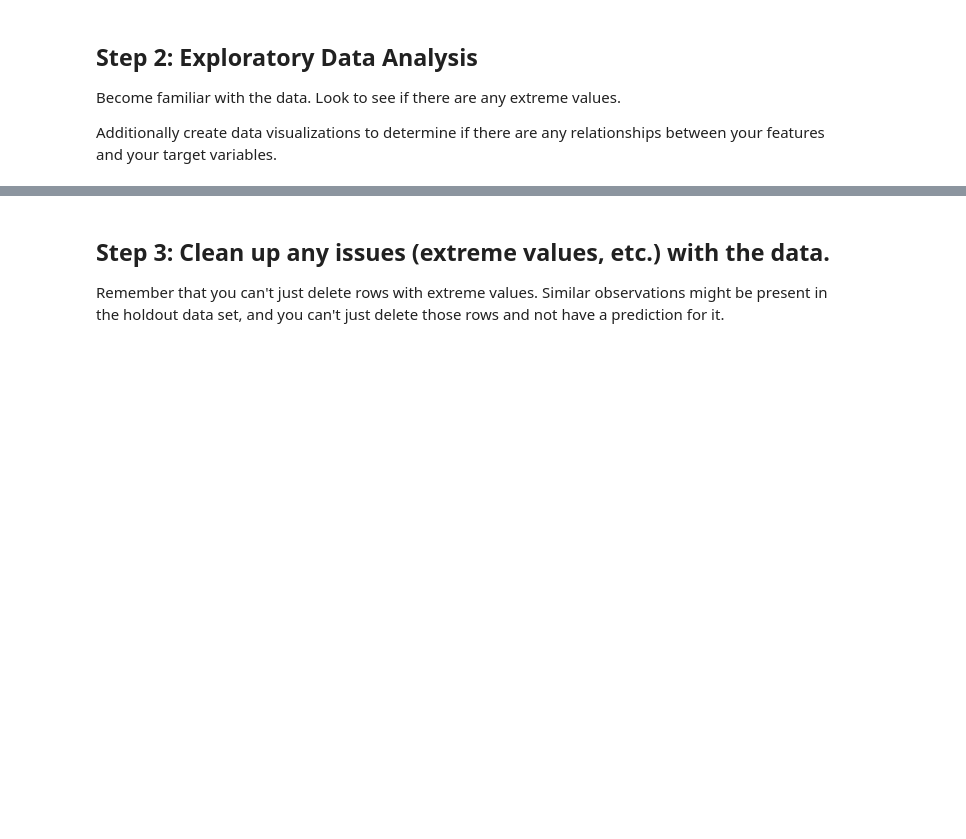
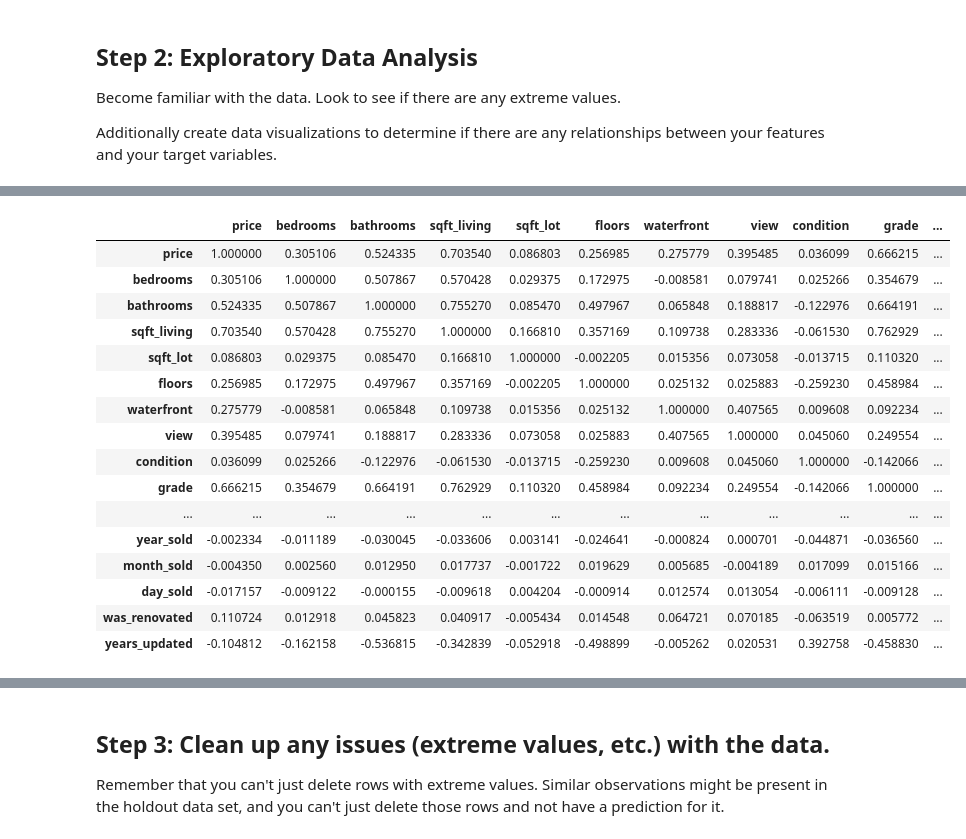
Before and after one commit to ameliadahm20/housing-pricing, a Jupyter notebook: KingsCountyHousingPrices.ipynb, the cells around one changed output, grey strips where cells are left out. Cells and saved outputs as stored; diff of their text form; code cells hidden in the pictures; blank space fills up the shorter version.

```diff
--- a/KingsCountyHousingPrices.ipynb
+++ b/KingsCountyHousingPrices.ipynb
@@ -102,0 +227,20 @@ df.plot.scatter(x='bedrooms', y='price');
+# %%
+df.corr()
+# %% [output]
+|  | price | bedrooms | bathrooms | sqft_living | sqft_lot | floors | waterfront | view | condition | grade | ... |
+| price | 1.000000 | 0.305106 | 0.524335 | 0.703540 | 0.086803 | 0.256985 | 0.275779 | 0.395485 | 0.036099 | 0.666215 | ... |
+| bedrooms | 0.305106 | 1.000000 | 0.507867 | 0.570428 | 0.029375 | 0.172975 | -0.008581 | 0.079741 | 0.025266 | 0.354679 | ... |
+| bathrooms | 0.524335 | 0.507867 | 1.000000 | 0.755270 | 0.085470 | 0.497967 | 0.065848 | 0.188817 | -0.122976 | 0.664191 | ... |
+| sqft_living | 0.703540 | 0.570428 | 0.755270 | 1.000000 | 0.166810 | 0.357169 | 0.109738 | 0.283336 | -0.061530 | 0.762929 | ... |
+| sqft_lot | 0.086803 | 0.029375 | 0.085470 | 0.166810 | 1.000000 | -0.002205 | 0.015356 | 0.073058 | -0.013715 | 0.110320 | ... |
+| floors | 0.256985 | 0.172975 | 0.497967 | 0.357169 | -0.002205 | 1.000000 | 0.025132 | 0.025883 | -0.259230 | 0.458984 | ... |
+| waterfront | 0.275779 | -0.008581 | 0.065848 | 0.109738 | 0.015356 | 0.025132 | 1.000000 | 0.407565 | 0.009608 | 0.092234 | ... |
+| view | 0.395485 | 0.079741 | 0.188817 | 0.283336 | 0.073058 | 0.025883 | 0.407565 | 1.000000 | 0.045060 | 0.249554 | ... |
+| condition | 0.036099 | 0.025266 | -0.122976 | -0.061530 | -0.013715 | -0.259230 | 0.009608 | 0.045060 | 1.000000 | -0.142066 | ... |
+| grade | 0.666215 | 0.354679 | 0.664191 | 0.762929 | 0.110320 | 0.458984 | 0.092234 | 0.249554 | -0.142066 | 1.000000 | ... |
+| ... | ... | ... | ... | ... | ... | ... | ... | ... | ... | ... | ... |
+| year_sold | -0.002334 | -0.011189 | -0.030045 | -0.033606 | 0.003141 | -0.024641 | -0.000824 | 0.000701 | -0.044871 | -0.036560 | ... |
+| month_sold | -0.004350 | 0.002560 | 0.012950 | 0.017737 | -0.001722 | 0.019629 | 0.005685 | -0.004189 | 0.017099 | 0.015166 | ... |
+| day_sold | -0.017157 | -0.009122 | -0.000155 | -0.009618 | 0.004204 | -0.000914 | 0.012574 | 0.013054 | -0.006111 | -0.009128 | ... |
+| was_renovated | 0.110724 | 0.012918 | 0.045823 | 0.040917 | -0.005434 | 0.014548 | 0.064721 | 0.070185 | -0.063519 | 0.005772 | ... |
+| years_updated | -0.104812 | -0.162158 | -0.536815 | -0.342839 | -0.052918 | -0.498899 | -0.005262 | 0.020531 | 0.392758 | -0.458830 | ... |
```
Also changed, not shown: parts of 23 cells of this notebook.
